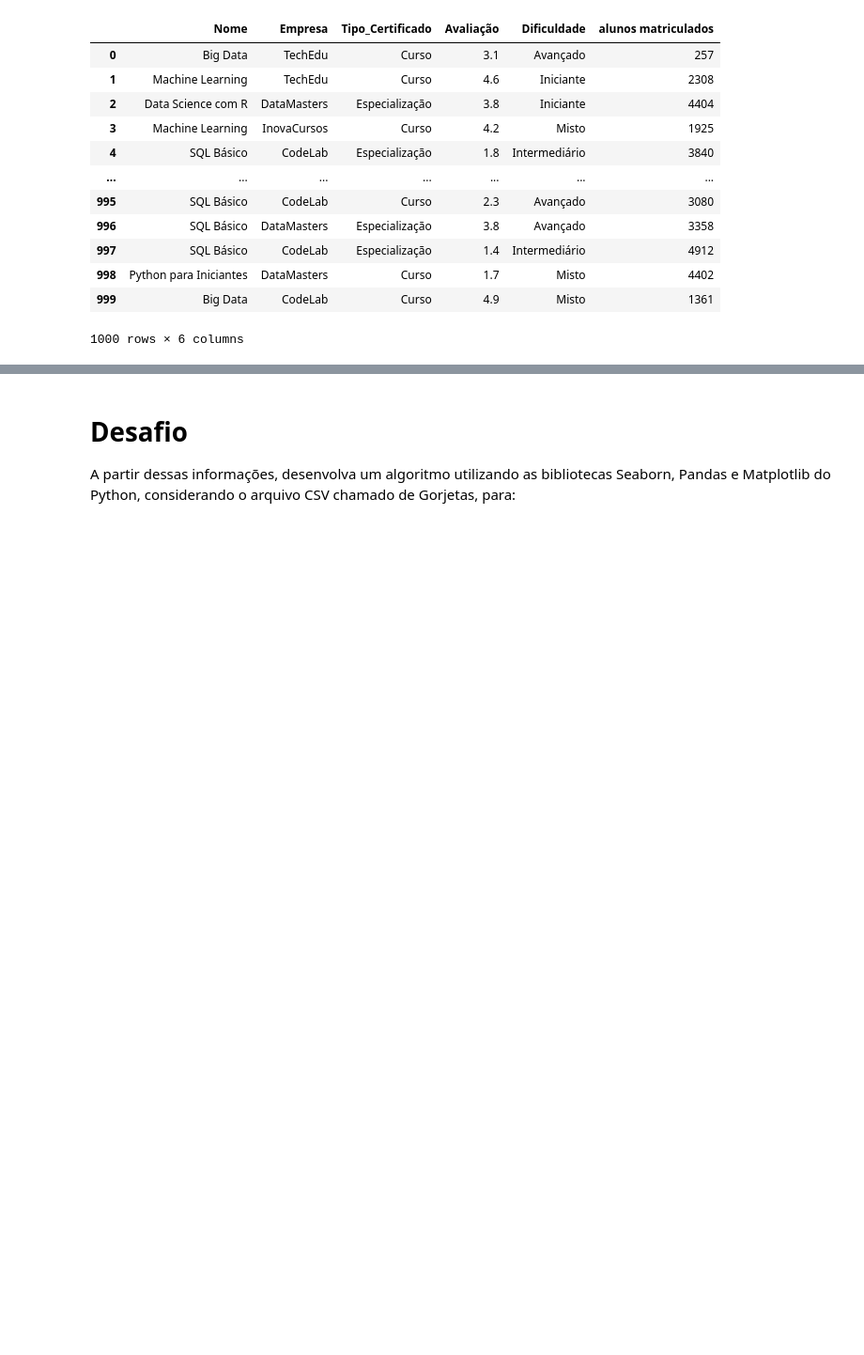
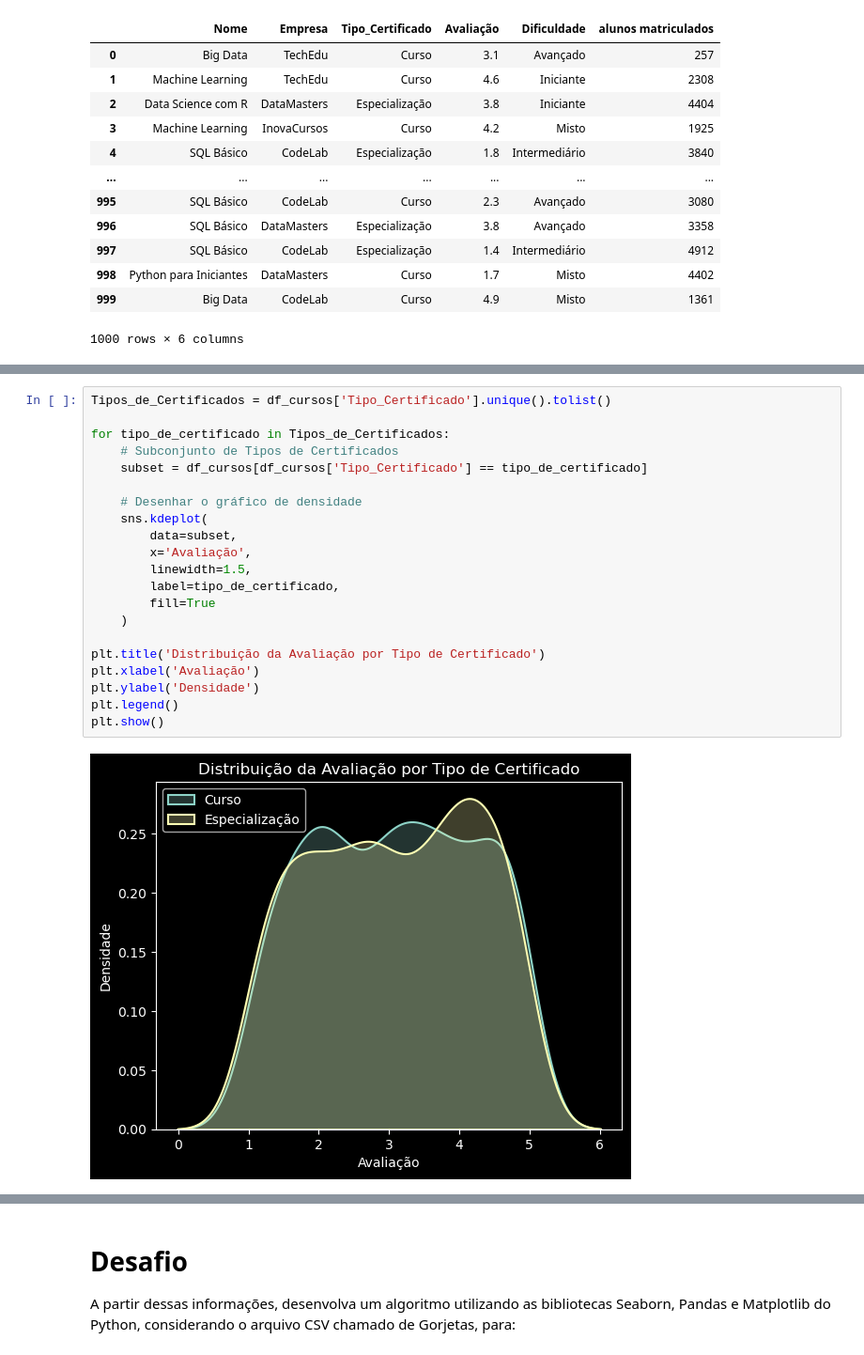
Before and after one commit to GhortheBrute/Preparacao-e-Analise-Exploratoria-de-Dados, a Jupyter notebook: Aula 10.ipynb, the cells around one changed output, grey strips where cells are left out. Shown at 94% size. Cells and saved outputs as stored; diff of their text form; blank space fills up the shorter version.

```diff
--- a/Aula 10.ipynb
+++ b/Aula 10.ipynb
@@ -26,0 +101,23 @@ df_cursos
+# %%
+Tipos_de_Certificados = df_cursos['Tipo_Certificado'].unique().tolist()
+
+for tipo_de_certificado in Tipos_de_Certificados:
+    # Subconjunto de Tipos de Certificados
+    subset = df_cursos[df_cursos['Tipo_Certificado'] == tipo_de_certificado]
+
+    # Desenhar o gráfico de densidade
+    sns.kdeplot(
+        data=subset,
+        x='Avaliação',
+        linewidth=1.5,
+        label=tipo_de_certificado,
+        fill=True
+    )
+
+plt.title('Distribuição da Avaliação por Tipo de Certificado')
+plt.xlabel('Avaliação')
+plt.ylabel('Densidade')
+plt.legend()
+plt.show()
+# %% [output]
+[figure, added]
```
Also changed, not shown: parts of 21 cells of this notebook.
